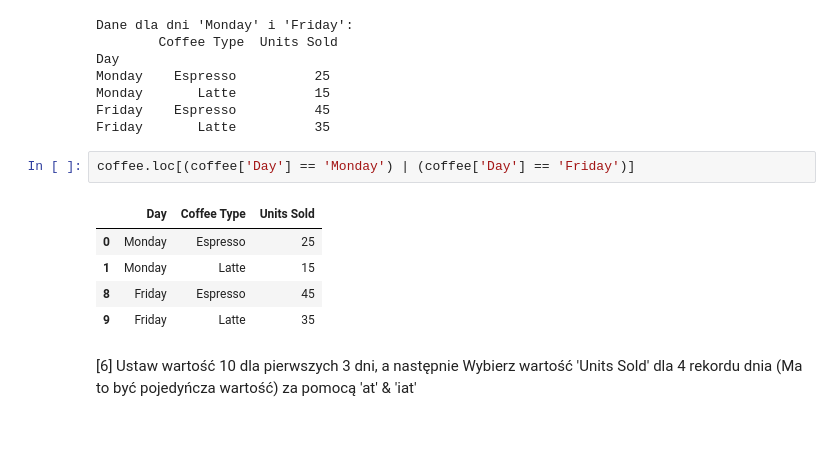
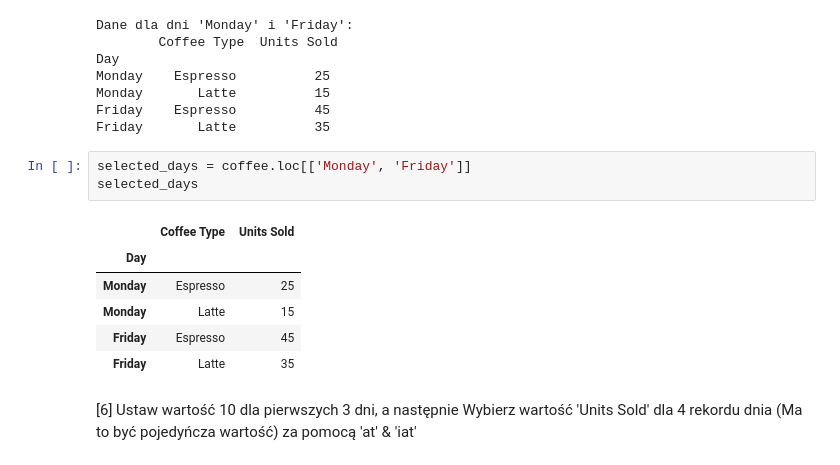
Before and after one commit to FranciszekTurowski/Pandas-Training, a Jupyter notebook: python pandas/Pandas Data Manipulation/main.ipynb, the cells around one changed output. Saved outputs shown, nothing was run; the diff lists cells and outputs as text; blank space fills up the shorter version.

```diff
--- a/python pandas/Pandas Data Manipulation/main.ipynb
+++ b/python pandas/Pandas Data Manipulation/main.ipynb
@@ -132,14 +132,16 @@ Monday    Espresso          25
 Monday       Latte          15
 Friday    Espresso          45
 Friday       Latte          35
-# %%
-coffee.loc[(coffee['Day'] == 'Monday') | (coffee['Day'] == 'Friday')]
-# %% [output]
-|  | Day | Coffee Type | Units Sold |
-| 0 | Monday | Espresso | 25 |
-| 1 | Monday | Latte | 15 |
-| 8 | Friday | Espresso | 45 |
-| 9 | Friday | Latte | 35 |
+# %%
+selected_days = coffee.loc[['Monday', 'Friday']]
+selected_days
+# %% [output]
+|  | Coffee Type | Units Sold |
+| Day |  |  |
+| Monday | Espresso | 25 |
+| Monday | Latte | 15 |
+| Friday | Espresso | 45 |
+| Friday | Latte | 35 |
 # %% [markdown]
 [6] Ustaw wartość 10 dla pierwszych 3 dni, a następnie Wybierz wartość 'Units Sold' dla 4 rekordu dnia (Ma to być pojedyńcza wartość) za pomocą 'at' & 'iat'
 # %%
```
Also changed, not shown: parts of 13 cells of this notebook.
